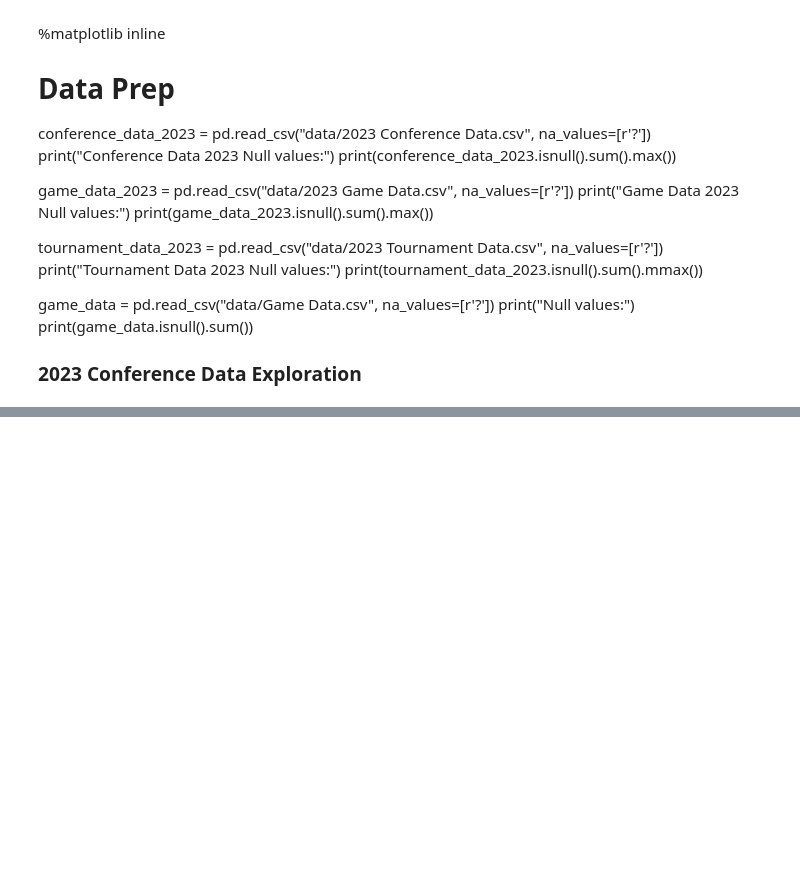
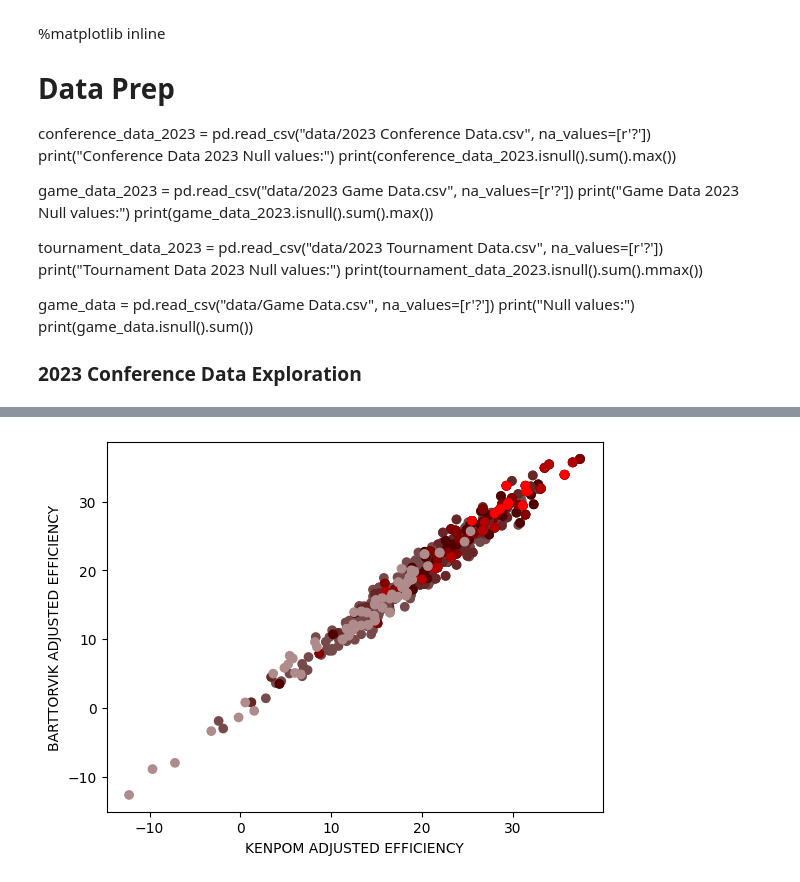
Before and after one commit to codeNinjaDev/march_madness_predictor, a Jupyter notebook: predictor.ipynb, the cells around one changed output, grey strips where cells are left out. Drawn from its saved outputs; the diff is of its cells as text; code cells hidden in the pictures; blank space fills up the shorter version.

```diff
--- a/predictor.ipynb
+++ b/predictor.ipynb
@@ -142,0 +339,17 @@ print(game_data.isnull().sum())
+# %%
+# First we will plot winners (overall) adjusted offense/adjusted defense ratings
+team1_adj_eff_k = tournament_game_matchups.loc[np.where(tournament_game_matchups["RESULT"] == 0, True, False), 'KENPOM ADJUSTED EFFICIENCY (TEAM 1)'].tolist()
+team2_adj_eff_k = tournament_game_matchups.loc[np.where(tournament_game_matchups["RESULT"] == 1, True, False), 'KENPOM ADJUSTED EFFICIENCY (TEAM 2)'].tolist()
+winners_adj_eff_k = team1_adj_eff_k + team2_adj_eff_k
+
+team1_adj_eff_b = tournament_game_matchups.loc[np.where(tournament_game_matchups["RESULT"] == 0, True, False), 'BARTTORVIK ADJUSTED EFFICIENCY (TEAM 1)'].tolist()
+team2_adj_eff_b = tournament_game_matchups.loc[np.where(tournament_game_matchups["RESULT"] == 1, True, False), 'BARTTORVIK ADJUSTED EFFICIENCY (TEAM 2)'].tolist()
+winners_adj_eff_b = team1_adj_eff_b + team2_adj_eff_b
+
+# Now we plot
+plt.scatter(winners_adj_eff_k, winners_adj_eff_b, c=round_colors)
+plt.xlabel("KENPOM ADJUSTED EFFICIENCY")
+plt.ylabel("BARTTORVIK ADJUSTED EFFICIENCY")
+plt.show()
+# %% [output]
+[figure, added]
```
Also changed, not shown: parts of 17 cells of this notebook.
